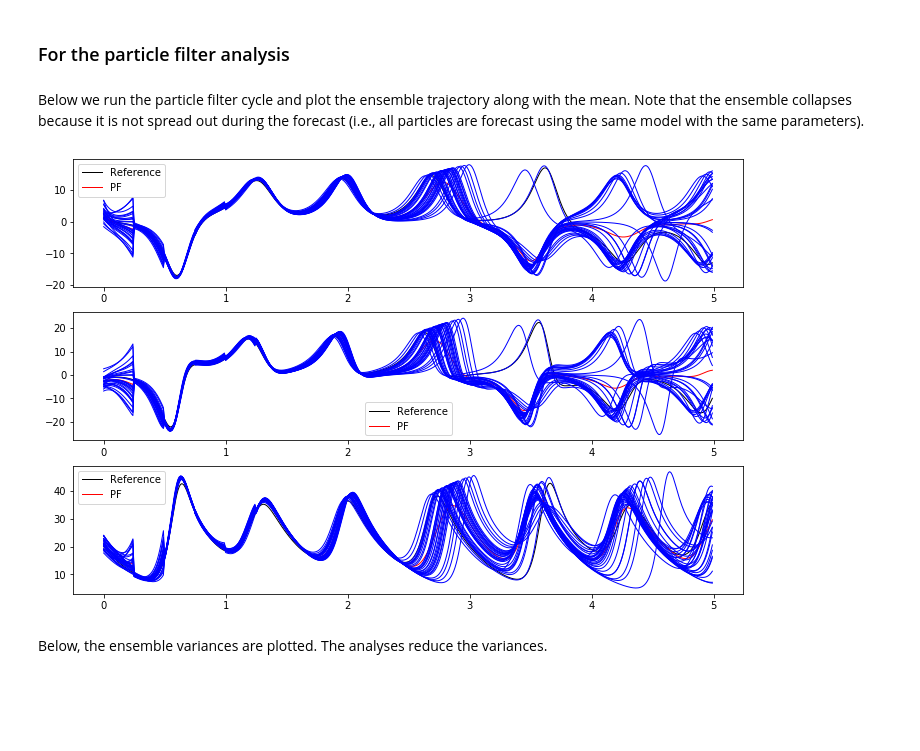
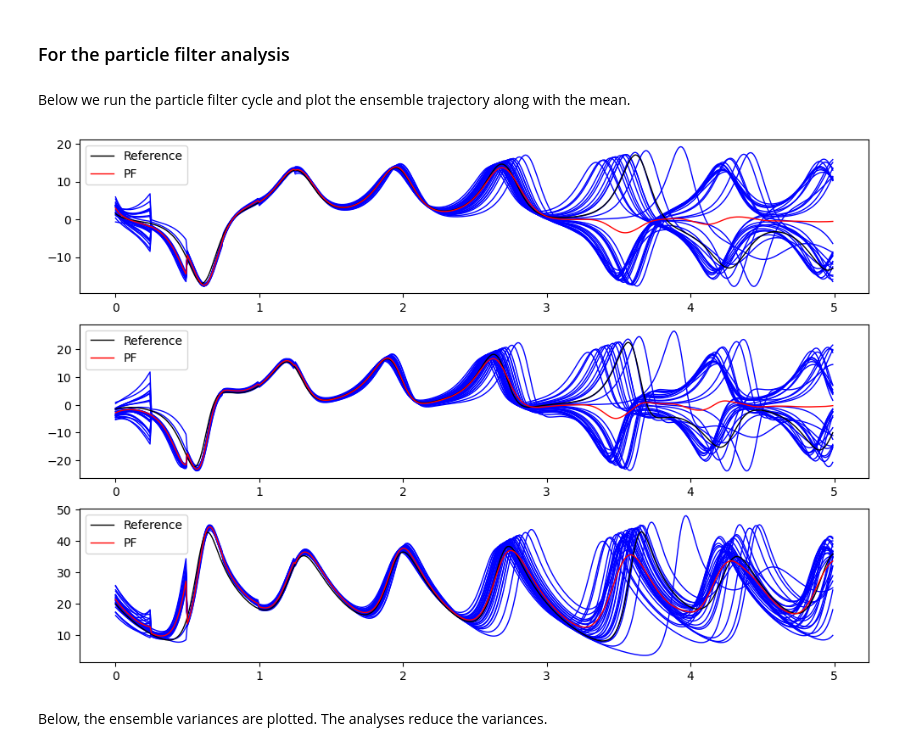
Before and after one commit to ecosme38/Data-Assimilation-Notebooks, a Jupyter notebook: Illustrate-particle-filter-with-Lorenz63.ipynb, the cells around one changed output. Cells and saved outputs as stored; diff of their text form; code cells hidden in the pictures; blank space fills up the shorter version.

```diff
--- a/Illustrate-particle-filter-with-Lorenz63.ipynb
+++ b/Illustrate-particle-filter-with-Lorenz63.ipynb
@@ -143,7 +138,7 @@ lorenz_test1.xvar = lorenz_test1.initial_condition()
 lorenz_test1.forward(ntime)
 plt.figure(figsize=(12,8))
 for ix in range(3):
-    pnum = str(311+ix)
+    pnum = 311+ix
     plt.subplot(pnum)
     plt.plot(true_time,true_state[ix,:,0],'black',linewidth=1.,label='Reference')
     plt.plot(lorenz_test1.time_series,lorenz_test1.xvar_series[ix,:,0],'red',linewidth=1.,label='Other')
@@ -160,7 +155,7 @@ lorenz_test2.rho = 29.
 lorenz_test2.forward(ntime)
 plt.figure(figsize=(12,8))
 for ix in range(3):
-    pnum = str(311+ix)
+    pnum = 311+ix
     plt.subplot(pnum)
     plt.plot(true_time,true_state[ix,:,0],'black',linewidth=1.,label='Reference')
     plt.plot(lorenz_test2.time_series,lorenz_test2.xvar_series[ix,:,0],'red',linewidth=1.,label='Other')
@@ -179,7 +174,7 @@ lorenz_test3.rho = 29.
 lorenz_test3.forward(ntime)
 plt.figure(figsize=(12,8))
 for ix in range(3):
-    pnum = str(311+ix)
+    pnum = 311+ix
     plt.subplot(pnum)
     plt.plot(true_time,true_state[ix,:,0],'black',linewidth=1.,label='Reference')
     plt.plot(lorenz_test3.time_series,lorenz_test3.xvar_series[ix,:,0],'red',linewidth=1.,label='Other')
@@ -242,7 +237,7 @@ xvar1 = np.concatenate( ( xvar1, lorenz_assim1.xvar_series ), axis = 1 )
 
 plt.figure(figsize=(12,8))
 for ix in range(3):
-    pnum = str(311+ix)
+    pnum = 311+ix
     plt.subplot(pnum)
     plt.plot(true_time,true_state[ix,:,0],'black',linewidth=1.,label='Reference')
     plt.plot(time1,xvar1[ix,:,0],'red',linewidth=1.,label='Substit.')
@@ -291,7 +286,7 @@ def particle_filter_analysis(xxb_in, innov_in, Ro_in):
     xxa_out += 0.4*np.random.randn(Nx, Nm)
     return xxa_out
 # %% [markdown]
-Below we run the particle filter cycle and plot the ensemble trajectory along with the mean. Note that the ensemble collapses because it is not spread out during the forecast (i.e., all particles are forecast using the same model with the same parameters).
+Below we run the particle filter cycle and plot the ensemble trajectory along with the mean.
 # %%
 lorenz_assim2 = Model(nmembers=nmem)
 lorenz_assim2.x0 = np.copy(wrong_state)
@@ -316,37 +311,37 @@ for ic in range(nassim):
         xvar2 = lorenz_assim2.xvar_series
     else:
         time2 = np.hstack(( time2, lorenz_assim2.time_series ))
         xvar2 = np.concatenate( ( xvar2, lorenz_assim2.xvar_series ), axis = 1 )
 
     ## Analysis
     obs_index = np.argwhere( true_time == lorenz_assim2.time )
     innovation = np.empty((nobs, nmem))
     for ie in range(nmem):
         innovation[:,ie] = true_state[nvarobs, obs_index, 0] - lorenz_assim2.xvar[nvarobs, ie]
 
     lorenz_assim2.xvar = particle_filter_analysis(lorenz_assim2.xvar, innovation, Robs)
 
 ## Last cycle
 lorenz_assim2.forward( ntime - assim_steps[-1] )
 time2 = np.hstack(( time2, lorenz_assim2.time_series ))
 xvar2 = np.concatenate( ( xvar2, lorenz_assim2.xvar_series ), axis = 1 )
 
 ## Plots
 
 xvar2mean = np.mean(xvar2, axis=2)
 
 plt.figure(figsize=(12,8))
 for ix in range(3):
-    pnum = str(311+ix)
+    pnum = 311+ix
     plt.subplot(pnum)
+    for ie in range(nmem):
+        plt.plot(time2, xvar2[ix,:, ie],'blue',linewidth=1.)
     plt.plot(true_time,true_state[ix,:,0],'black',linewidth=1.,label='Reference')
     plt.plot(time2, xvar2mean[ix,:],'red',linewidth=1.,label='PF')
     plt.legend()
-    for ie in range(nmem):
-        plt.plot(time2, xvar2[ix,:, ie],'blue',linewidth=1.)
 plt.show()
 # %% [output]
-[figure, old version]
+[figure, new version]
 # %% [markdown]
 Below, the ensemble variances are plotted. The analyses reduce the variances.
 # %%
```
Also changed, not shown: parts of 10 cells of this notebook.
